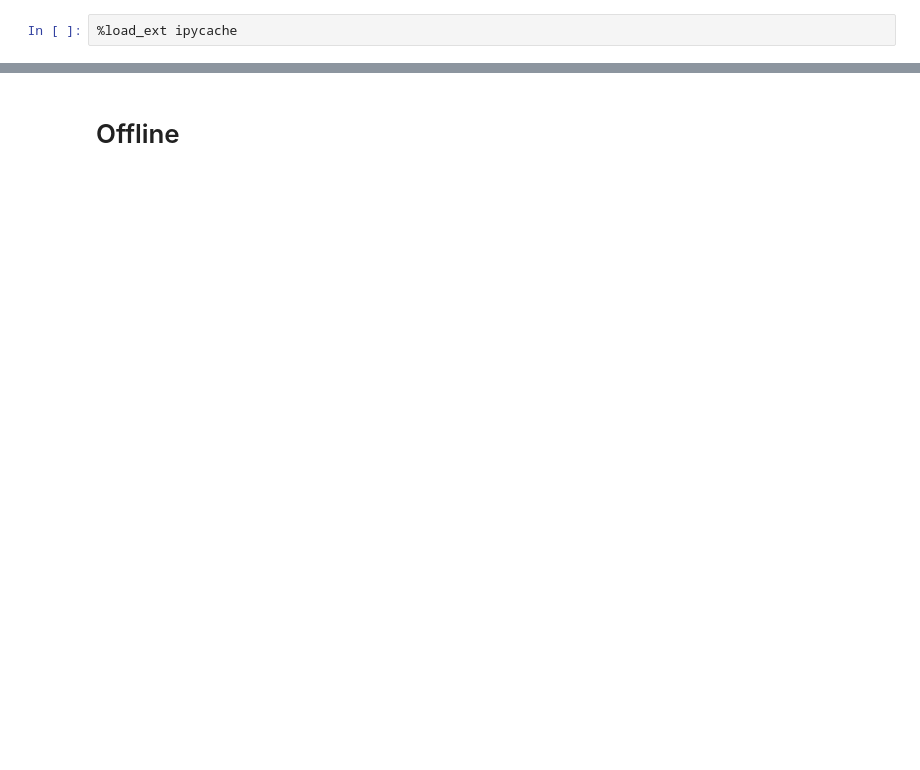
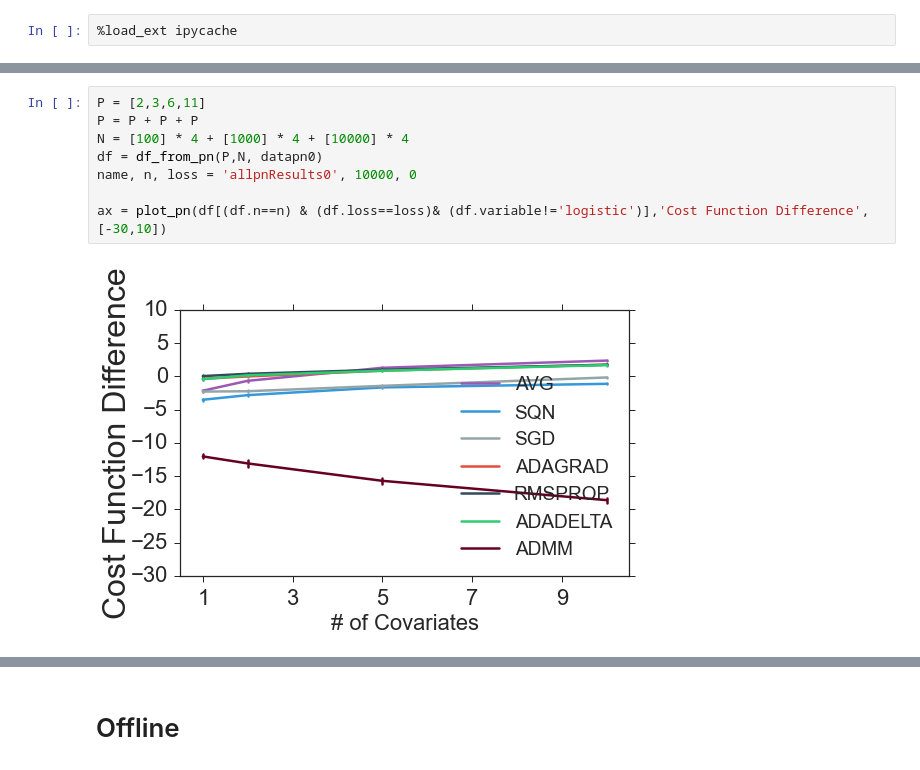
Before and after one commit to apoursh/Decentralized_reg, a Jupyter notebook: Results.ipynb, the cells around one changed output, grey strips where cells are left out. Saved outputs shown, nothing was run; the diff lists cells and outputs as text; blank space fills up the shorter version.

```diff
--- a/Results.ipynb
+++ b/Results.ipynb
@@ -36,0 +307,10 @@ orange = (0.8, 0.7254901960784313, 0.4549019607843137)
+# %%
+P = [2,3,6,11]
+P = P + P + P
+N = [100] * 4 + [1000] * 4 + [10000] * 4
+df = df_from_pn(P,N, datapn0)
+name, n, loss = 'allpnResults0', 10000, 0
+
+ax = plot_pn(df[(df.n==n) & (df.loss==loss)& (df.variable!='logistic')],'Cost Function Difference',[-30,10])
+# %% [output]
+[figure, added]
```
Also changed, not shown: parts of 64 cells of this notebook, 1 other file.
